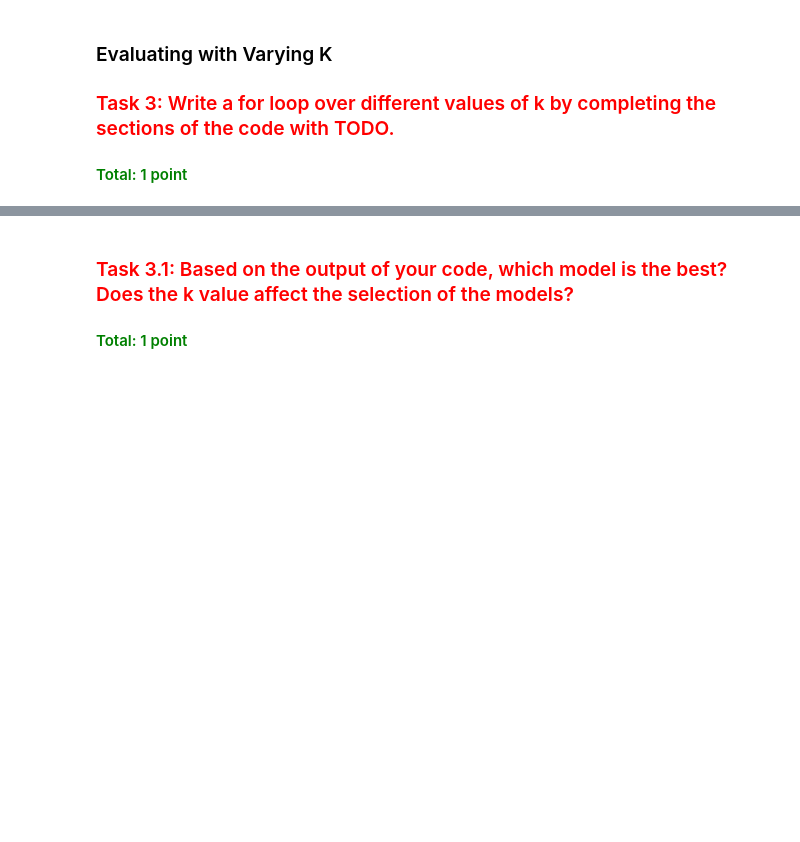
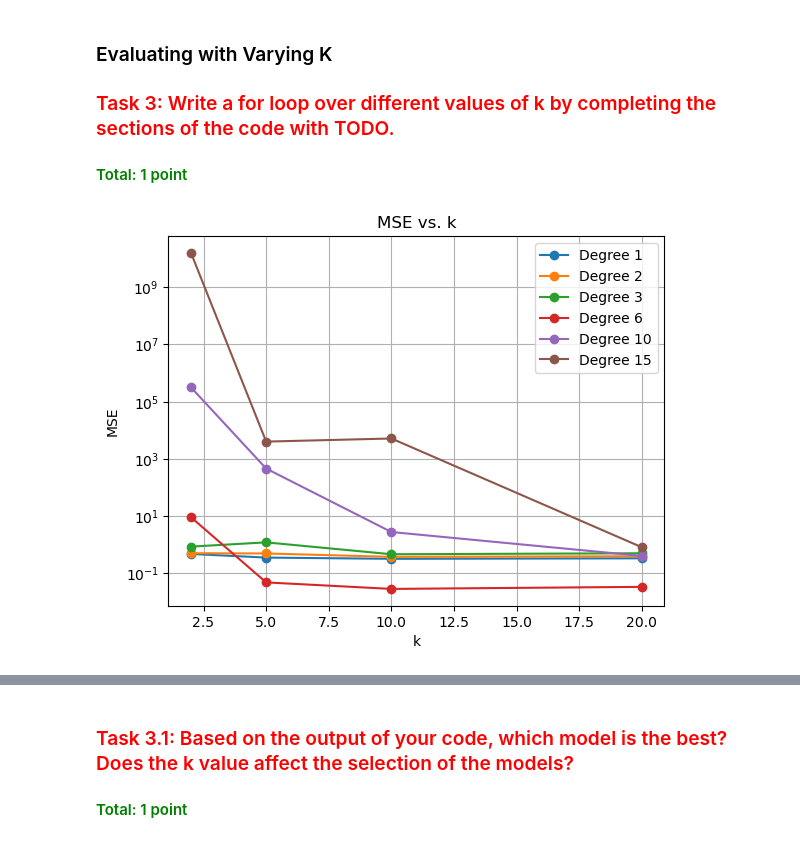
Before and after one commit to hongxuzhou/EML_25WS, a Jupyter notebook: week3/assignment_3_handout.ipynb, the cells around one changed output, grey strips where cells are left out. Saved outputs shown, nothing was run; the diff lists cells and outputs as text; code cells hidden in the pictures; blank space fills up the shorter version.

```diff
--- a/week3/assignment_3_handout.ipynb
+++ b/week3/assignment_3_handout.ipynb
@@ -198,26 +198,34 @@ plt.show()
 # %%
 # Define the range of k values
 k_values = [2, 5, 10, 20]
 
 # Loop through different polynomial degrees
 for degree in degrees_range:
-    # TODO: define the mse list
+    # TODO: define the MSE list
+    # Initialise an empty MSE list
+    mse_list = []
 
     # Perform cross-validation for each value of k
     for k in k_values:
         # Define the polynomial regression model
-        poly_model = TODO  # TODO: define the model without regularization
+        poly_model = make_poly_model(degree=degree, reg="", lambd=0)  # TODO: define the model without regularization
 
         # set random seed to 42 (default) in k-fold
         # TODO: add k-fold CV mse to the list
+        mse = kfold_cross_validation(poly_model, X, y, k=k, random_seed=42)
+        mse_list.append(mse)
 
     # TODO: Plot the MSE of each model (in the same plot, not subplots)
+    # This works because the plotting cmd is in the outter loop while out of the inner loop, so every degree will call this function once, so we will have all 6 curves in one graph
+    plt.plot(k_values, mse_list, marker="o", label=f"Degree {degree}")
 
 # Show plot
 plt.xlabel("k")
 plt.ylabel("MSE")
 plt.title("MSE vs. k")
 plt.yscale("log")
 plt.legend()
 plt.grid(True)
 plt.show()
+# %% [output]
+[figure, added]
```
Also changed, not shown: parts of 2 cells of this notebook.
